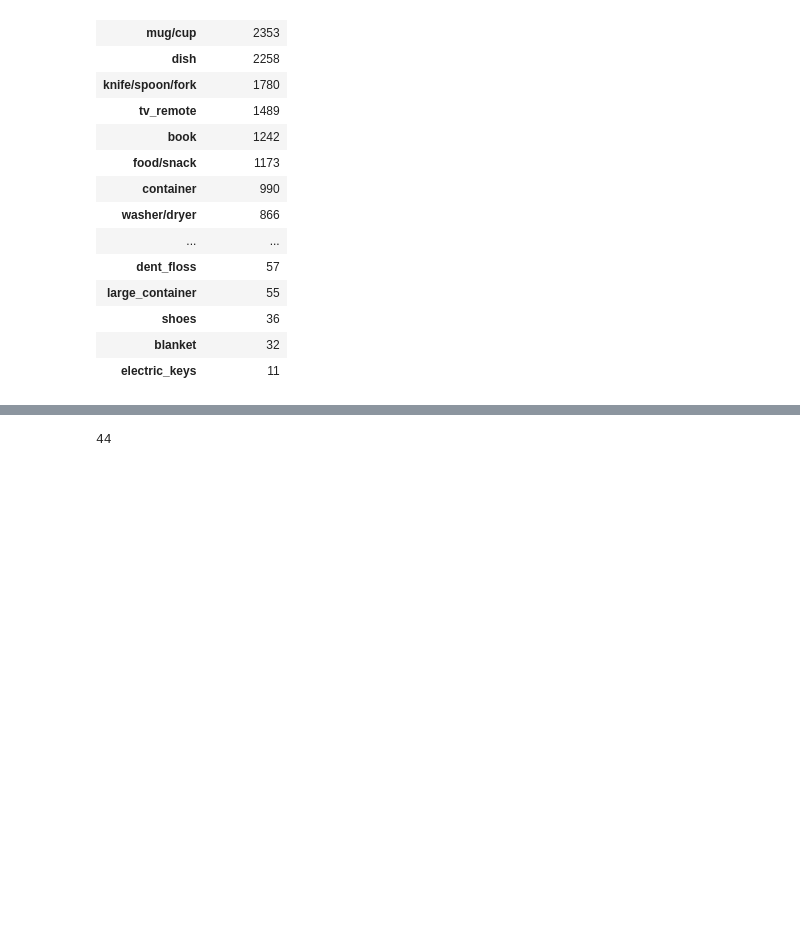
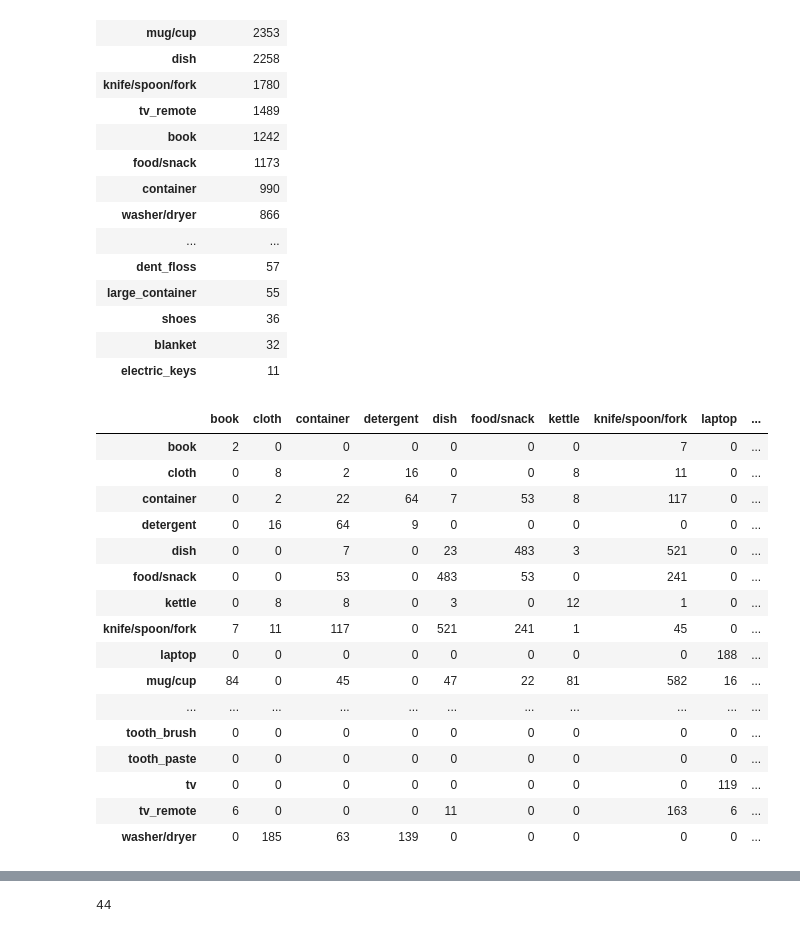
Before and after one commit to dakatapetrov/caffe, a Jupyter notebook: examples/adl_co-occurrence.ipynb, the cells around one changed output, grey strips where cells are left out. Saved outputs shown, nothing was run; the diff lists cells and outputs as text; code cells hidden in the pictures; blank space fills up the shorter version.

```diff
--- a/examples/adl_co-occurrence.ipynb
+++ b/examples/adl_co-occurrence.ipynb
@@ -161,6 +184,29 @@ category_count
 | shoes | 36 |
 | blanket | 32 |
 | electric_keys | 11 |
+# %%
+best_cooc = cooc[(cooc > 60).any(axis=1)]
+best_rows = best_cooc.index.values
+best_cooc = best_cooc[best_rows].dropna()
+best_cooc
+# %% [output]
+|  | book | cloth | container | detergent | dish | food/snack | kettle | knife/spoon/fork | laptop | ... |
+| book | 2 | 0 | 0 | 0 | 0 | 0 | 0 | 7 | 0 | ... |
+| cloth | 0 | 8 | 2 | 16 | 0 | 0 | 8 | 11 | 0 | ... |
+| container | 0 | 2 | 22 | 64 | 7 | 53 | 8 | 117 | 0 | ... |
+| detergent | 0 | 16 | 64 | 9 | 0 | 0 | 0 | 0 | 0 | ... |
+| dish | 0 | 0 | 7 | 0 | 23 | 483 | 3 | 521 | 0 | ... |
+| food/snack | 0 | 0 | 53 | 0 | 483 | 53 | 0 | 241 | 0 | ... |
+| kettle | 0 | 8 | 8 | 0 | 3 | 0 | 12 | 1 | 0 | ... |
+| knife/spoon/fork | 7 | 11 | 117 | 0 | 521 | 241 | 1 | 45 | 0 | ... |
+| laptop | 0 | 0 | 0 | 0 | 0 | 0 | 0 | 0 | 188 | ... |
+| mug/cup | 84 | 0 | 45 | 0 | 47 | 22 | 81 | 582 | 16 | ... |
+| ... | ... | ... | ... | ... | ... | ... | ... | ... | ... | ... |
+| tooth_brush | 0 | 0 | 0 | 0 | 0 | 0 | 0 | 0 | 0 | ... |
+| tooth_paste | 0 | 0 | 0 | 0 | 0 | 0 | 0 | 0 | 0 | ... |
+| tv | 0 | 0 | 0 | 0 | 0 | 0 | 0 | 0 | 119 | ... |
+| tv_remote | 6 | 0 | 0 | 0 | 11 | 0 | 0 | 163 | 6 | ... |
+| washer/dryer | 0 | 185 | 63 | 139 | 0 | 0 | 0 | 0 | 0 | ... |
 # %%
 probability = coocc.div(category_count['object_label'], axis='index')
 probability
```
Also changed, not shown: parts of 8 cells of this notebook, 1 other file.
